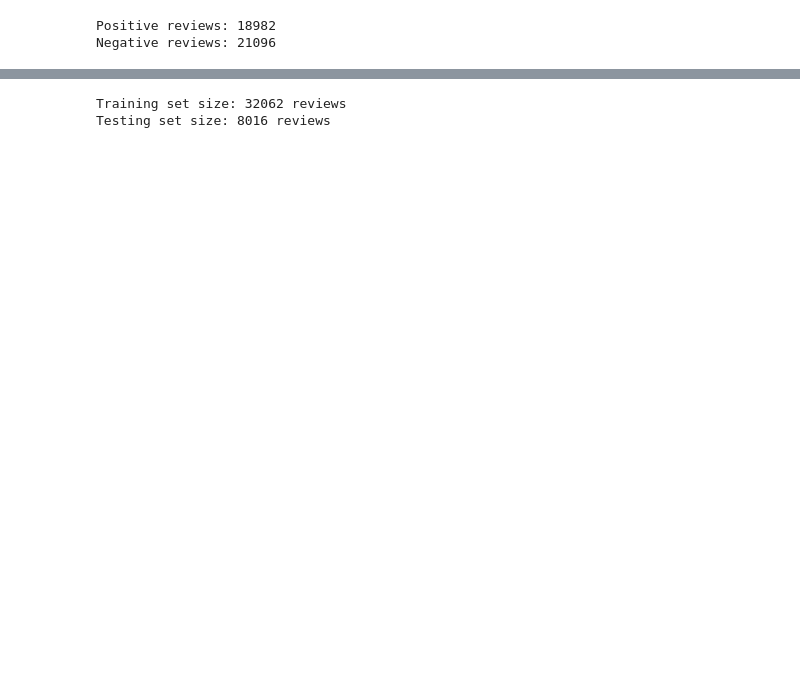
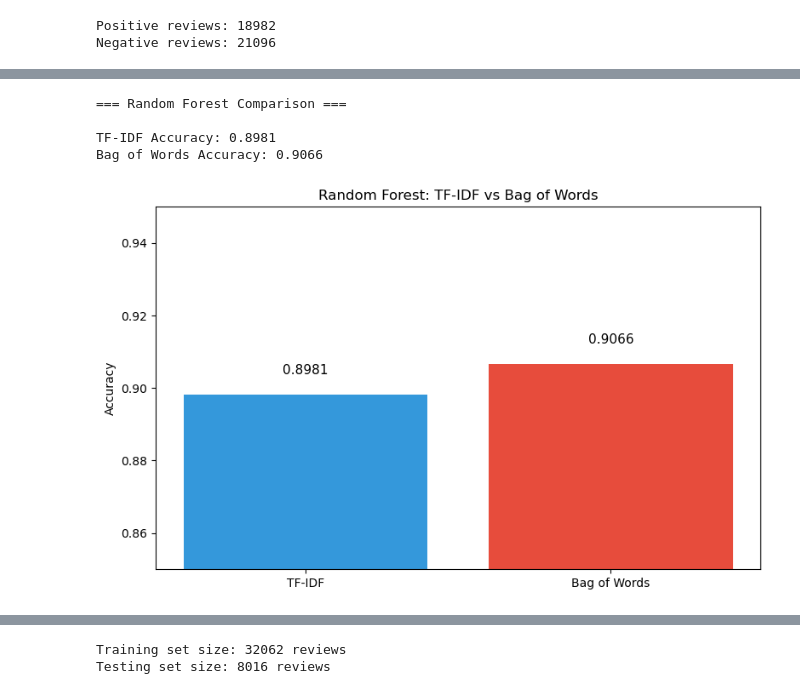
Before and after one commit to hashemwa/CSE-482-Project, a Jupyter notebook: analysis.ipynb, the cells around one changed output, grey strips where cells are left out. Cells and saved outputs as stored; diff of their text form; code cells hidden in the pictures; blank space fills up the shorter version.

```diff
--- a/analysis.ipynb
+++ b/analysis.ipynb
@@ -444,0 +476,55 @@ print(result.summary())
+# %%
+# Random Forest: TF-IDF vs Bag of Words (Constrained)
+from sklearn.feature_extraction.text import CountVectorizer
+from sklearn.ensemble import RandomForestClassifier
+
+# Prepare target
+y = (df['sentiment'] == 'Positive').astype(int)
+
+# TF-IDF vectorization
+tfidf_vec = TfidfVectorizer(max_features=500, min_df=5, max_df=0.95, stop_words='english', ngram_range=(1, 2))
+X_tfidf = tfidf_vec.fit_transform(df['cleaned_text'])
+X_train_tfidf, X_test_tfidf, y_train, y_test = train_test_split(X_tfidf, y, test_size=0.2, random_state=42)
+
+# Bag of Words vectorization
+bow_vec = CountVectorizer(max_features=500, min_df=5, max_df=0.95, stop_words='english', ngram_range=(1, 2))
+X_bow = bow_vec.fit_transform(df['cleaned_text'])
+X_train_bow, X_test_bow, _, _ = train_test_split(X_bow, y, test_size=0.2, random_state=42)
+
+# Train Random Forest on TF-IDF
+rf_tfidf = RandomForestClassifier(n_estimators=100, random_state=42, class_weight='balanced', n_jobs=-1)
+rf_tfidf.fit(X_train_tfidf, y_train)
+acc_tfidf = accuracy_score(y_test, rf_tfidf.predict(X_test_tfidf))
+
+# Train Random Forest on BoW
+rf_bow = RandomForestClassifier(n_estimators=100, random_state=42, class_weight='balanced', n_jobs=-1)
+rf_bow.fit(X_train_bow, y_train)
+acc_bow = accuracy_score(y_test, rf_bow.predict(X_test_bow))
+
+print("=== Random Forest Comparison ===\n")
+print(f"TF-IDF Accuracy: {acc_tfidf:.4f}")
+print(f"Bag of Words Accuracy: {acc_bow:.4f}")
+
+# Bar chart
+plt.figure(figsize=(8, 5))
+methods = ['TF-IDF', 'Bag of Words']
+accuracies = [acc_tfidf, acc_bow]
+colors = ['#3498db', '#e74c3c']
+
+bars = plt.bar(methods, accuracies, color=colors)
+plt.ylabel('Accuracy')
+plt.title('Random Forest: TF-IDF vs Bag of Words')
+plt.ylim(0.85, 0.95)
+
+for bar, acc in zip(bars, accuracies):
+    plt.text(bar.get_x() + bar.get_width()/2, bar.get_height() + 0.005,
+             f'{acc:.4f}', ha='center', va='bottom', fontsize=11)
+
+plt.tight_layout()
+plt.show()
+# %% [output]
+=== Random Forest Comparison ===
+
+TF-IDF Accuracy: 0.8981
+Bag of Words Accuracy: 0.9066
+[figure, added]
```
Also changed, not shown: parts of 20 cells of this notebook.
